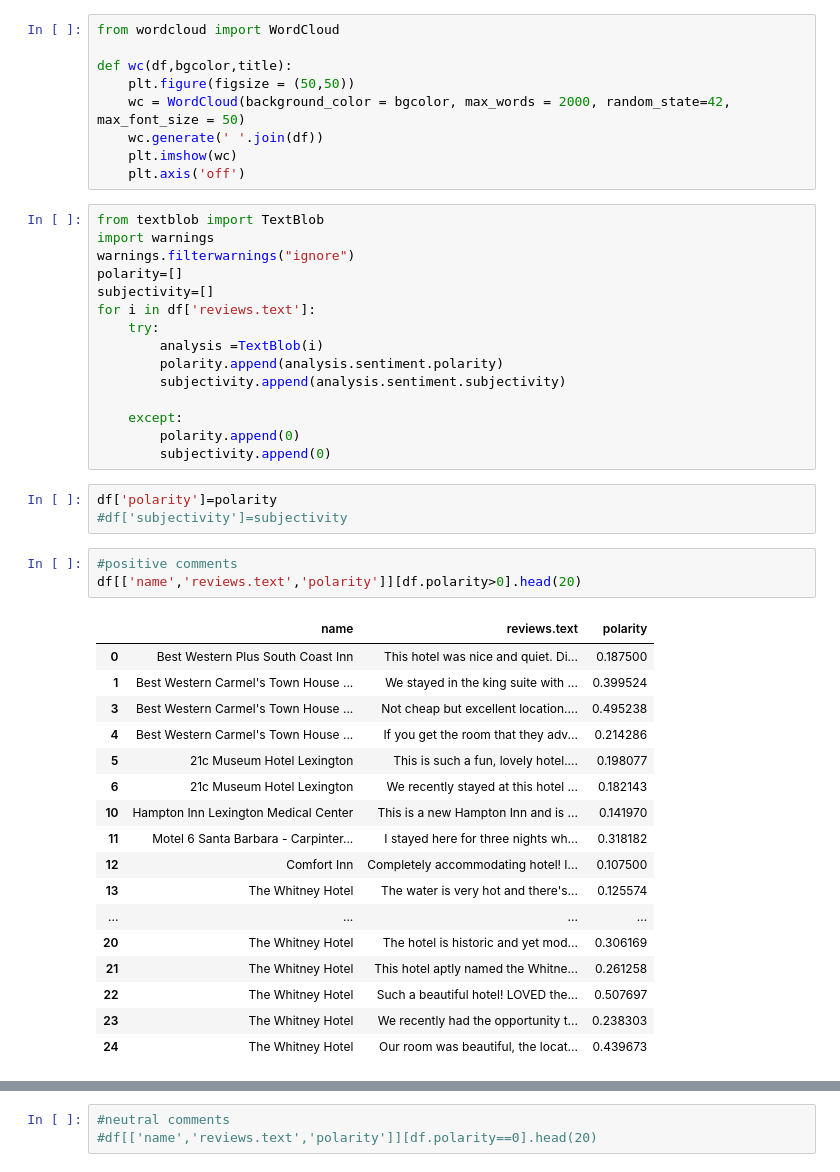
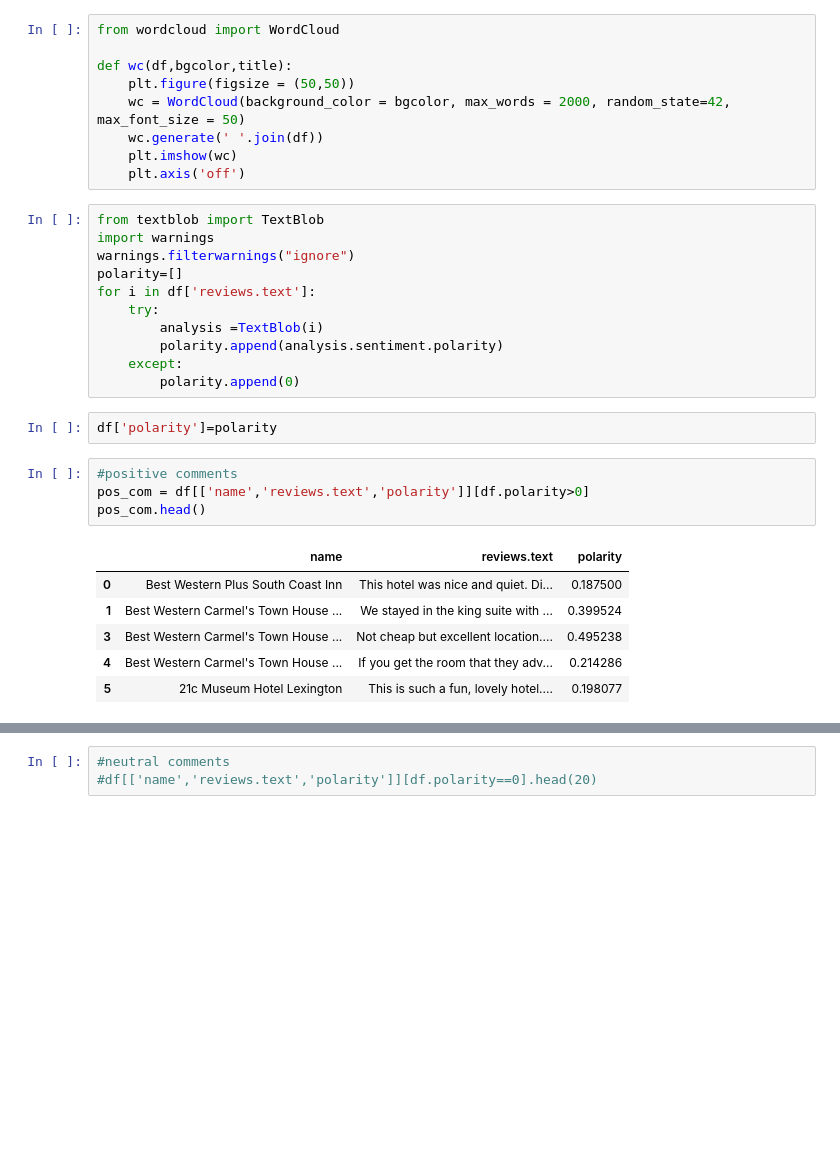
Before and after one commit to xinyuyao22/Topics-Extraction-Hotel-Reviews, a Jupyter notebook: Sentiment Analysis polarity - All state.ipynb, the cells around one changed output, grey strips where cells are left out. Drawn from its saved outputs; the diff is of its cells as text; blank space fills up the shorter version.

```diff
--- a/Sentiment Analysis polarity & subjectivity-Copy1.ipynb
+++ b/Sentiment Analysis polarity - All state.ipynb
@@ -30,39 +30,24 @@ from textblob import TextBlob
 import warnings
 warnings.filterwarnings("ignore")
 polarity=[]
-subjectivity=[]
 for i in df['reviews.text']:
     try:
         analysis =TextBlob(i)
         polarity.append(analysis.sentiment.polarity)
-        subjectivity.append(analysis.sentiment.subjectivity)
-
     except:
         polarity.append(0)
-        subjectivity.append(0)
 # %%
 df['polarity']=polarity
-#df['subjectivity']=subjectivity
 # %%
 #positive comments
-df[['name','reviews.text','polarity']][df.polarity>0].head(20)
+pos_com = df[['name','reviews.text','polarity']][df.polarity>0]
+pos_com.head()
 # %% [output]
 |  | name | reviews.text | polarity |
 | 0 | Best Western Plus South Coast Inn | This hotel was nice and quiet. Di... | 0.187500 |
 | 1 | Best Western Carmel's Town House ... | We stayed in the king suite with ... | 0.399524 |
 | 3 | Best Western Carmel's Town House ... | Not cheap but excellent location.... | 0.495238 |
 | 4 | Best Western Carmel's Town House ... | If you get the room that they adv... | 0.214286 |
 | 5 | 21c Museum Hotel Lexington | This is such a fun, lovely hotel.... | 0.198077 |
-| 6 | 21c Museum Hotel Lexington | We recently stayed at this hotel ... | 0.182143 |
-| 10 | Hampton Inn Lexington Medical Center | This is a new Hampton Inn and is ... | 0.141970 |
-| 11 | Motel 6 Santa Barbara - Carpinter... | I stayed here for three nights wh... | 0.318182 |
-| 12 | Comfort Inn | Completely accommodating hotel! I... | 0.107500 |
-| 13 | The Whitney Hotel | The water is very hot and there's... | 0.125574 |
-| ... | ... | ... | ... |
-| 20 | The Whitney Hotel | The hotel is historic and yet mod... | 0.306169 |
-| 21 | The Whitney Hotel | This hotel aptly named the Whitne... | 0.261258 |
-| 22 | The Whitney Hotel | Such a beautiful hotel! LOVED the... | 0.507697 |
-| 23 | The Whitney Hotel | We recently had the opportunity t... | 0.238303 |
-| 24 | The Whitney Hotel | Our room was beautiful, the locat... | 0.439673 |
 # %%
 #negative comments
```
Also changed, not shown: parts of 5 cells of this notebook, 2 other files.
